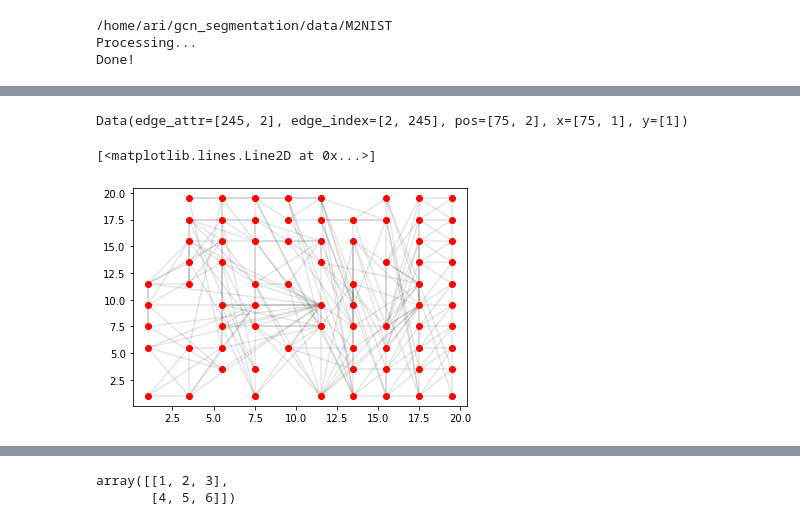
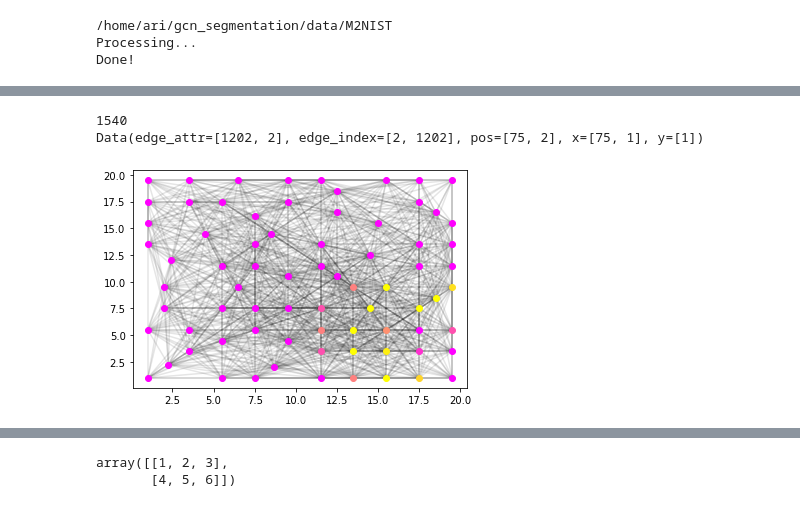
Before and after one commit to aiporre/gcn_segmentation, a Jupyter notebook: examples/Segmentation-M2NIST.ipynb, the cells around one changed output, grey strips where cells are left out. Cells and saved outputs as stored; diff of their text form; code cells hidden in the pictures.

Commit message:
trials witht the new data generation

```diff
--- a/examples/Segmentation-M2NIST.ipynb
+++ b/examples/Segmentation-M2NIST.ipynb
@@ -43,14 +45,18 @@ Data(edge_attr=[245, 2], edge_index=[2, 245], pos=[75, 2], x=[75, 1], y=[1])
 # %%
-print(d[0])
-pos_x = d[0].pos[:,0].numpy()
-pos_y = d[0].pos[:,1].numpy()
-coo_matrix = d[0].edge_index
-
-for i in range(d[0].num_edges):
+sample = 84*10+700
+print(sample)
+print(d[sample])
+pos_x = d[sample].pos[:,0].numpy()
+pos_y = d[sample].pos[:,1].numpy()
+values =  d[sample].x[:].numpy()
+coo_matrix = d[sample].edge_index
+colors = [cm.spring(color) for color in values]
+for i in range(d[sample].num_edges):
     ii, jj = coo_matrix[0,i], coo_matrix[1,i]
     plt.plot([pos_x[ii],pos_x[jj]],[pos_y[ii],pos_y[jj]],'k-',alpha=0.1)
-plt.plot(pos_x, pos_y, 'ro')
+for xx, yy, cc in zip(pos_x, pos_y, colors):
+    plt.plot(xx, yy, 'o', color=cc[0])
 # %% [output]
-Data(edge_attr=[245, 2], edge_index=[2, 245], pos=[75, 2], x=[75, 1], y=[1])
+1540
+Data(edge_attr=[1202, 2], edge_index=[2, 1202], pos=[75, 2], x=[75, 1], y=[1])
-[<matplotlib.lines.Line2D at 0x...>]
-[figure, old version]
+[figure, new version]
```
Also changed, not shown: parts of 8 cells of this notebook, 1 other file.
